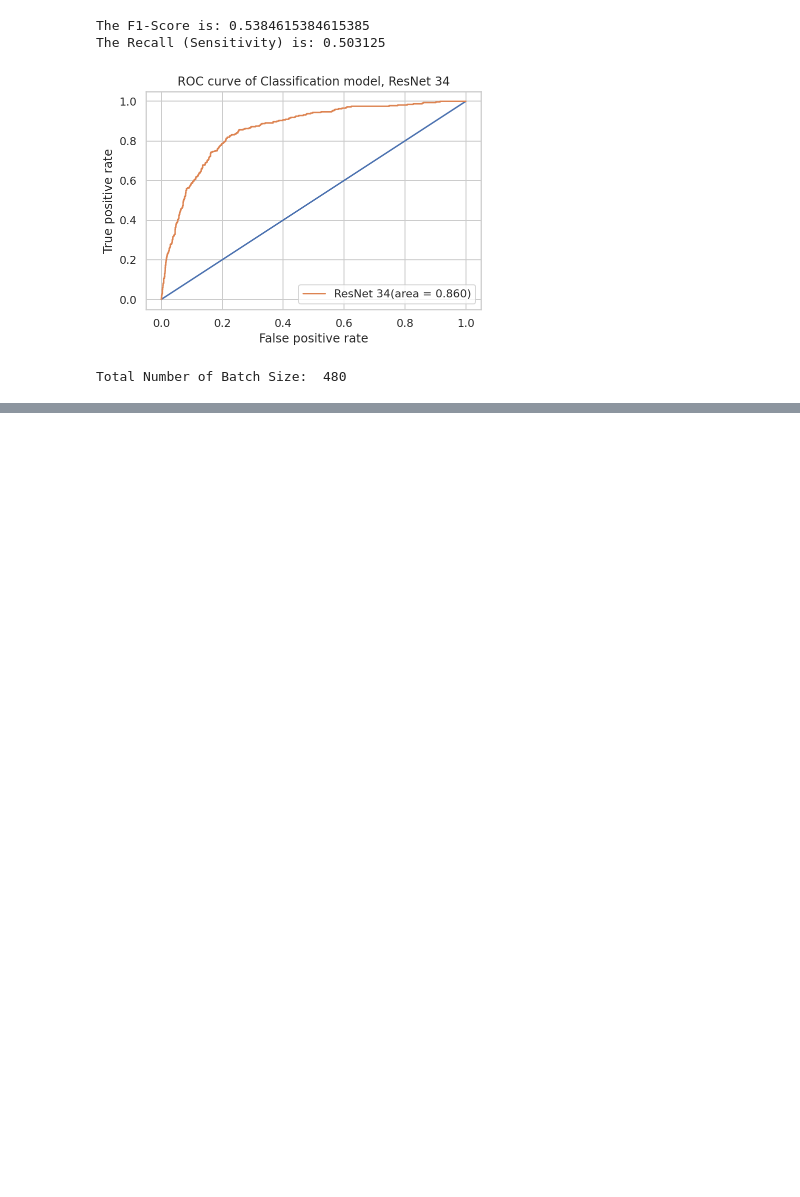
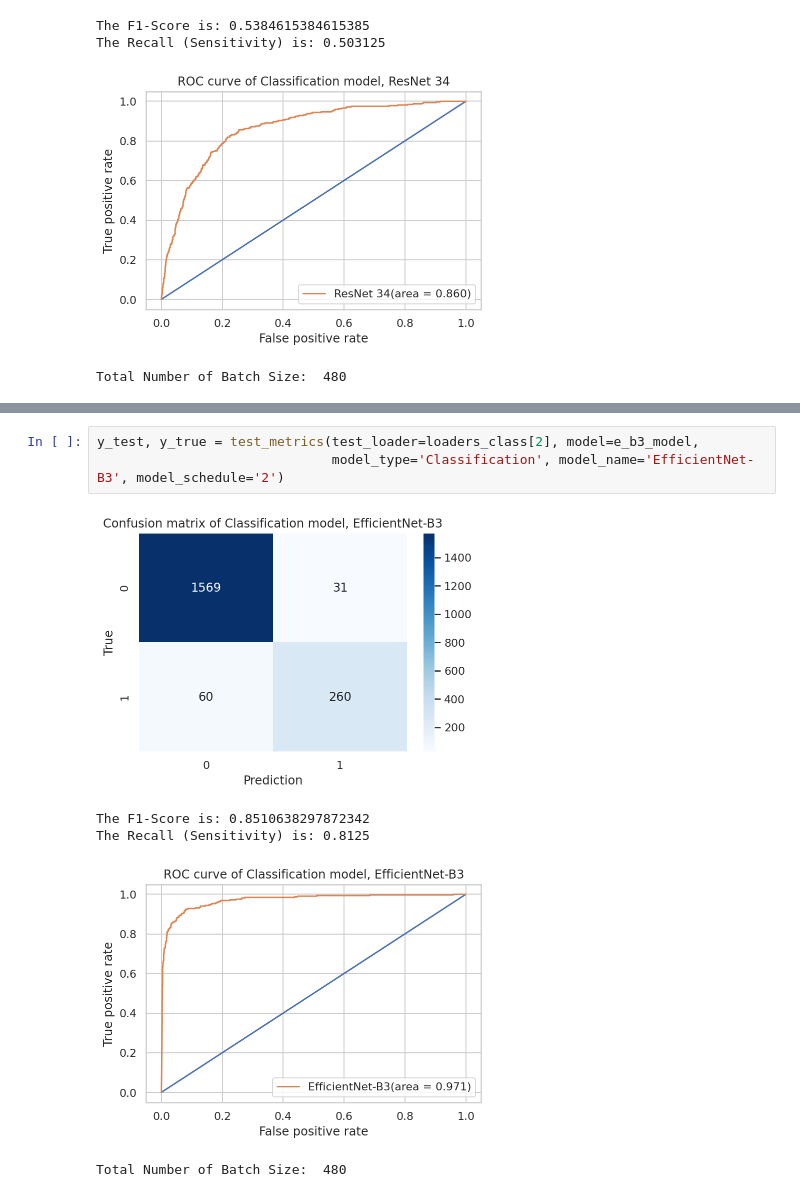
Before and after one commit to Angela-Wang111/DSC-180B-Project, a Jupyter notebook: Classification_resnet34.ipynb, the cells around one changed output, grey strips where cells are left out. Drawn from its saved outputs; the diff is of its cells as text; blank space fills up the shorter version.

```diff
--- a/Classification_resnet34.ipynb
+++ b/Classification_resnet34.ipynb
@@ -694,0 +787,9 @@ Total Number of Batch Size:  480
+# %%
+y_test, y_true = test_metrics(test_loader=loaders_class[2], model=e_b3_model,
+                              model_type='Classification', model_name='EfficientNet-B3', model_schedule='2')
+# %% [output]
+[figure, added]
+The F1-Score is: 0.8510638297872342
+The Recall (Sensitivity) is: 0.8125
+[figure, added]
+Total Number of Batch Size:  480
```
Also changed, not shown: parts of 11 cells of this notebook, 4 other files.
